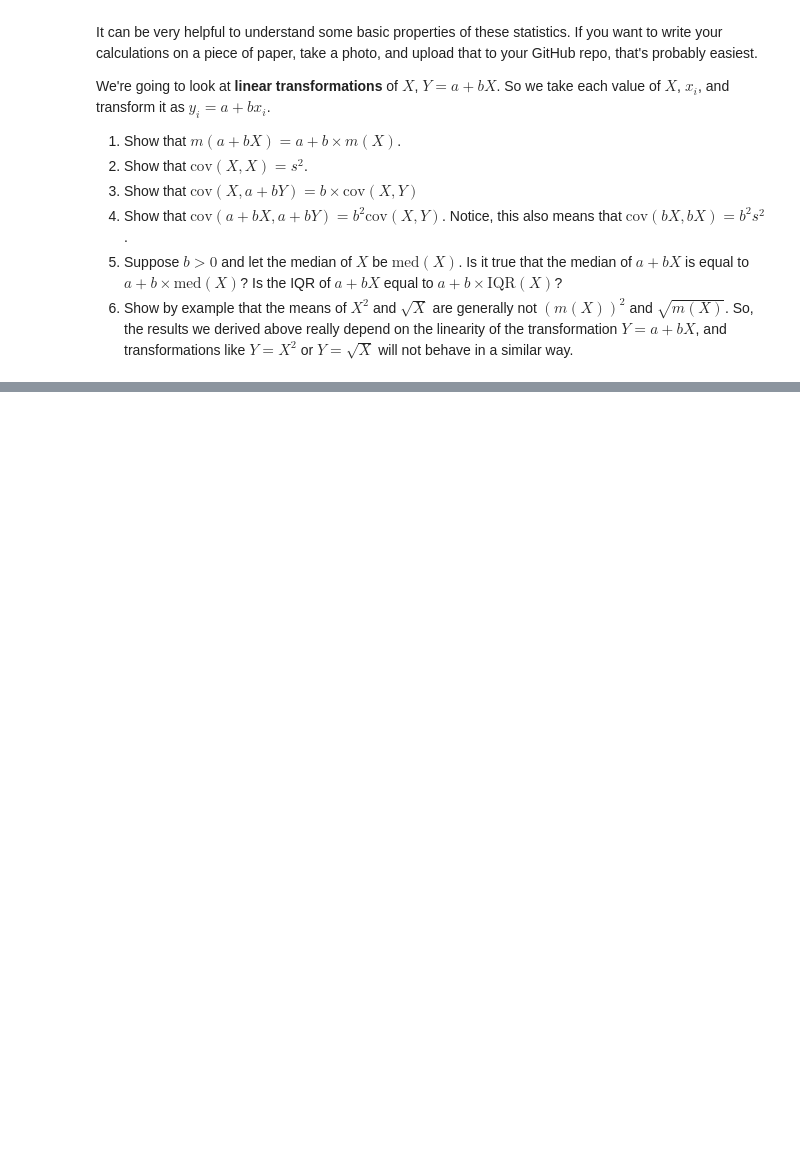
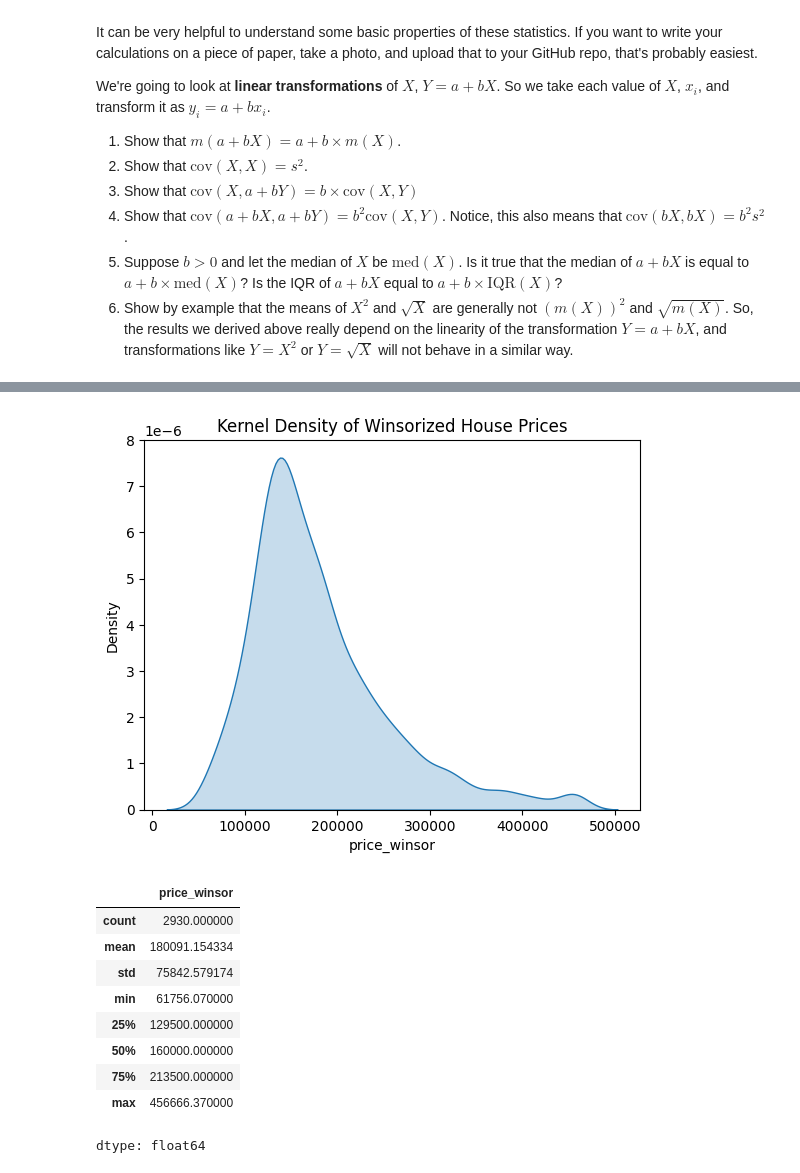
Before and after one commit to saigadipati-design/undergrad_ml_assignments, a Jupyter notebook: 01_assignment_wrangling_and_eda.ipynb, the cells around one changed output, grey strips where cells are left out. Drawn from its saved outputs; the diff is of its cells as text; code cells hidden in the pictures; blank space fills up the shorter version.

```diff
--- a/01_assignment_wrangling_and_eda.ipynb
+++ b/01_assignment_wrangling_and_eda.ipynb
@@ -355,0 +403,73 @@ We'll use the `ames_prices.csv` dataset. The "relevant" variables for this quest
+# %%
+#Part 1
+ames = pd.read_csv("/content/data/ames_prices.csv")
+
+#Part 2
+sns.kdeplot(data=ames, x="price", fill=True)
+plt.title("Kernel Density Plot of House Prices")
+plt.show()
+
+ames["price"].describe()
+
+sns.kdeplot(data=ames, x="price", hue="Bldg.Type", fill=True, common_norm=False)
+plt.title("Kernel Density of House Prices by Building Type")
+plt.show()
+ames.groupby("Bldg.Type")["price"].describe()
+
+#Part 3
+x = np.sort(ames["price"])
+y = np.arange(1, len(x) + 1) / len(x)
+
+plt.plot(x, y, marker=".", linestyle="none")
+plt.xlabel("Price")
+plt.ylabel("ECDF")
+plt.title("ECDF of House Prices")
+plt.show()
+
+ames["price"].quantile([0, 0.25, 0.5, 0.75, 1])
+
+#Part 4
+sns.boxplot(x=ames["price"])
+plt.title("Boxplot of House Prices")
+plt.show()
+
+sns.boxplot(data=ames, x="Bldg.Type", y="price")
+plt.xticks(rotation=45)
+plt.title("House Prices by Building Type")
+plt.show()
+
+#Part 5
+Q1 = ames["price"].quantile(0.25)
+Q3 = ames["price"].quantile(0.75)
+IQR = Q3 - Q1
+
+ames["price_outlier"] = (
+    (ames["price"] < Q1 - 1.5 * IQR) |
+    (ames["price"] > Q3 + 1.5 * IQR)
+).astype(int)
+
+ames["price_outlier"].value_counts(normalize=True)
+
+#Part 6
+lower = ames["price"].quantile(0.01)
+upper = ames["price"].quantile(0.99)
+
+ames["price_winsor"] = ames["price"].clip(lower, upper)
+
+sns.kdeplot(data=ames, x="price_winsor", fill=True)
+plt.title("Kernel Density of Winsorized House Prices")
+plt.show()
+
+ames["price_winsor"].describe()
+# %% [output]
+[figure, added]
+|  | price_winsor |
+| count | 2930.000000 |
+| mean | 180091.154334 |
+| std | 75842.579174 |
+| min | 61756.070000 |
+| 25% | 129500.000000 |
+| 50% | 160000.000000 |
+| 75% | 213500.000000 |
+| max | 456666.370000 |
+dtype: float64
```
Also changed, not shown: parts of 3 cells of this notebook.
